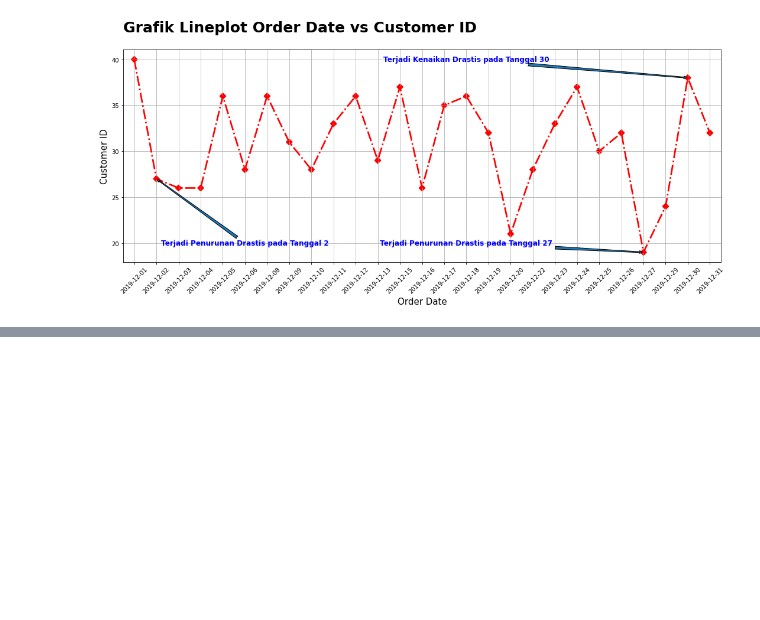
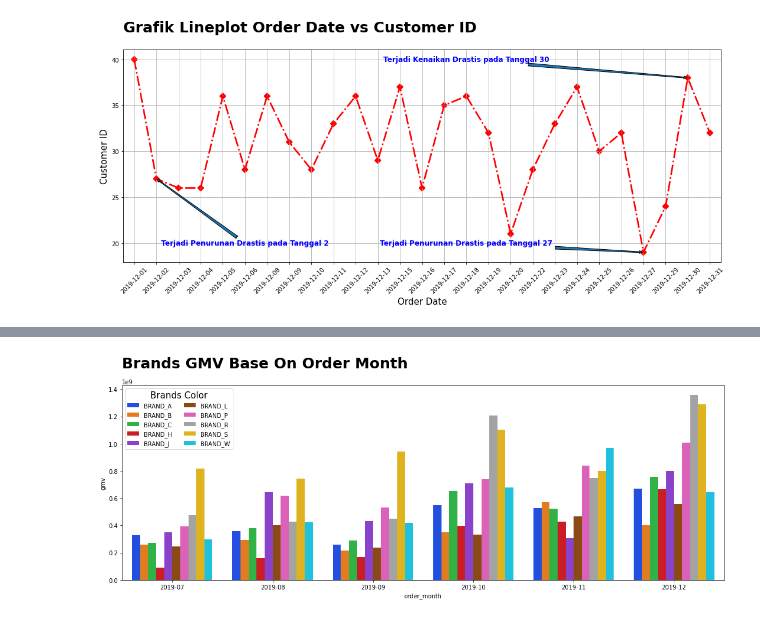
Before and after one commit to UsepSyaikalArifin/My-Projects, a Jupyter notebook: Matplotlib & Seaborn/Jupyter Notebook/main.ipynb, the cells around one changed output, grey strips where cells are left out. Saved outputs shown, nothing was run; the diff lists cells and outputs as text; code cells hidden in the pictures; blank space fills up the shorter version.

```diff
--- a/Matplotlib & Seaborn/Jupyter Notebook/main.ipynb
+++ b/Matplotlib & Seaborn/Jupyter Notebook/main.ipynb
@@ -274,0 +318,11 @@ plt.show()
+# %%
+data = dataset.groupby(["order_month","brand"])["gmv"].sum().reset_index()
+
+fig, axs = plt.subplots(1, 1, figsize=(15, 6))
+sns.barplot(data=data, x="order_month", y="gmv", hue="brand", palette="bright",ax=axs)
+axs.set_title("Brands GMV Base On Order Month", fontsize=25, fontweight="bold", loc="left", pad=30)
+axs.legend(title="Brands Color", title_fontsize=15, loc="upper left", ncol=2)
+plt.tight_layout()
+plt.show()
+# %% [output]
+[figure, added]
```
Also changed, not shown: parts of 7 cells of this notebook.
